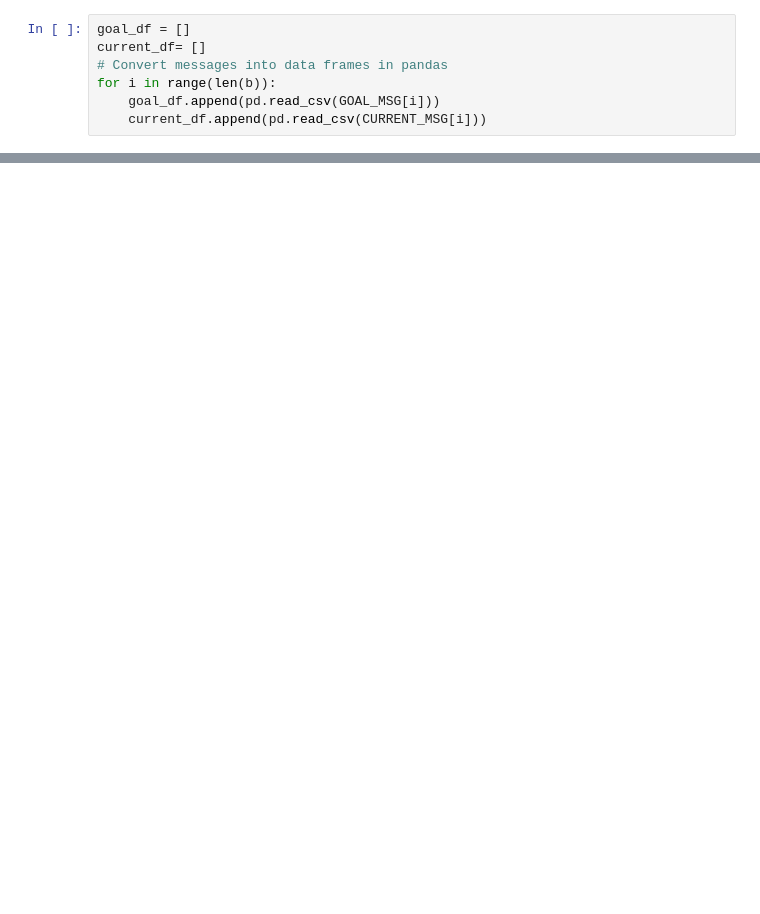
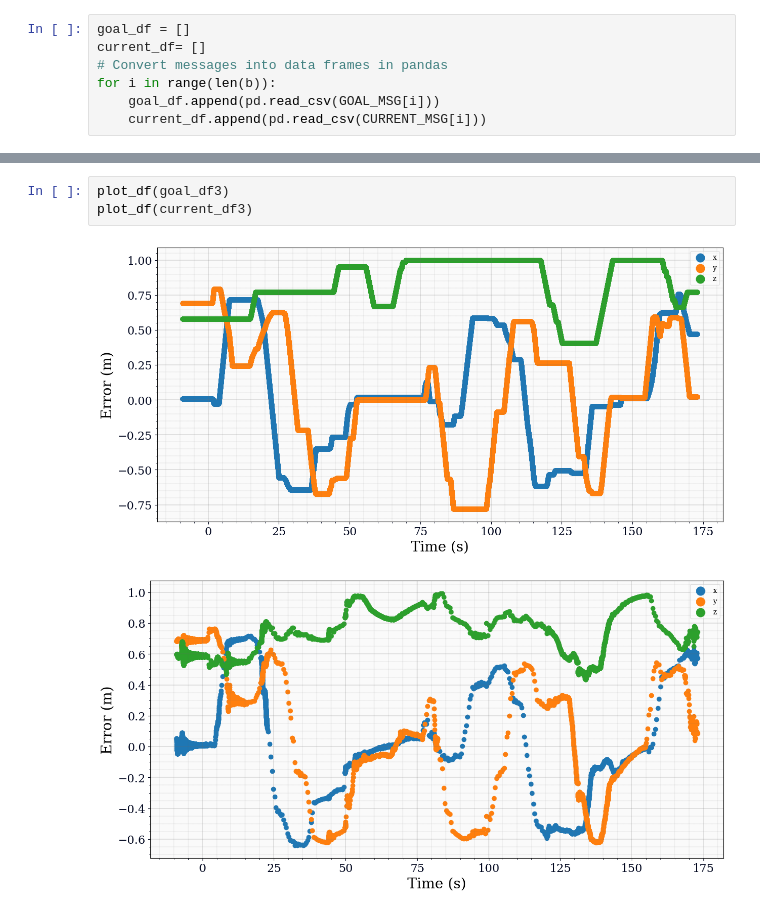
Before and after one commit to dcheney01/bellows_ik, a Jupyter notebook: rosbag_info/bag_interpreter.ipynb, the cells around one changed output, grey strips where cells are left out. Cells and saved outputs as stored; diff of their text form; blank space fills up the shorter version.

```diff
--- a/rosbag_info/bag_interpreter.ipynb
+++ b/rosbag_info/bag_interpreter.ipynb
@@ -143,0 +184,6 @@ plt.show()
+# %%
+plot_df(goal_df3)
+plot_df(current_df3)
+# %% [output]
+[figure, added]
+[figure, added]
```
Also changed, not shown: parts of 18 cells of this notebook, 7 other files.
